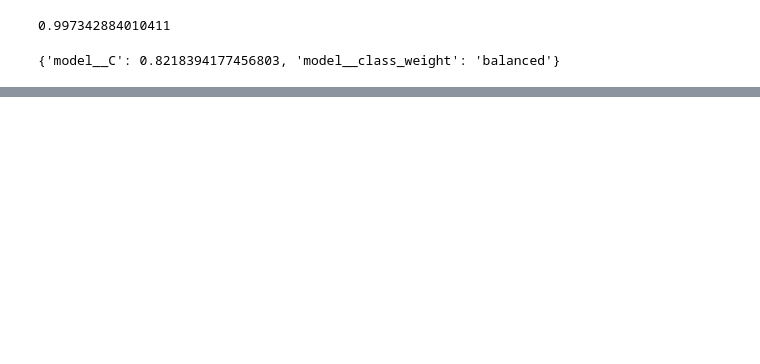
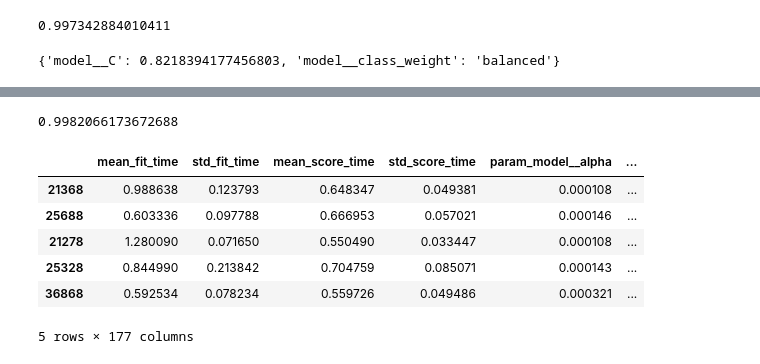
Before and after one commit to BradenAnderson/Quant-Case-Studies, a Jupyter notebook: 05_FirewallTraffic/AndersonLam_CS5.ipynb, the cells around one changed output, grey strips where cells are left out. Cells and saved outputs as stored; diff of their text form; code cells hidden in the pictures; blank space fills up the shorter version.

```diff
--- a/05_FirewallTraffic/AndersonLam_CS5.ipynb
+++ b/05_FirewallTraffic/AndersonLam_CS5.ipynb
@@ -249,0 +306,14 @@ gs1_df.sort_values(by="mean_test_balanced_accuracy", ascending=False).head(2)
+# %%
+gs2.best_score_
+# %% [output]
+0.9982066173672688
+# %%
+pd.DataFrame(gs2.cv_results_).sort_values(by="mean_test_f1_weighted", ascending=False).head()
+# %% [output]
+|  | mean_fit_time | std_fit_time | mean_score_time | std_score_time | param_model__alpha | ... |
+| 21368 | 0.988638 | 0.123793 | 0.648347 | 0.049381 | 0.000108 | ... |
+| 25688 | 0.603336 | 0.097788 | 0.666953 | 0.057021 | 0.000146 | ... |
+| 21278 | 1.280090 | 0.071650 | 0.550490 | 0.033447 | 0.000108 | ... |
+| 25328 | 0.844990 | 0.213842 | 0.704759 | 0.085071 | 0.000143 | ... |
+| 36868 | 0.592534 | 0.078234 | 0.559726 | 0.049486 | 0.000321 | ... |
+5 rows × 177 columns
```
Also changed, not shown: parts of 24 cells of this notebook, 3 other files.
